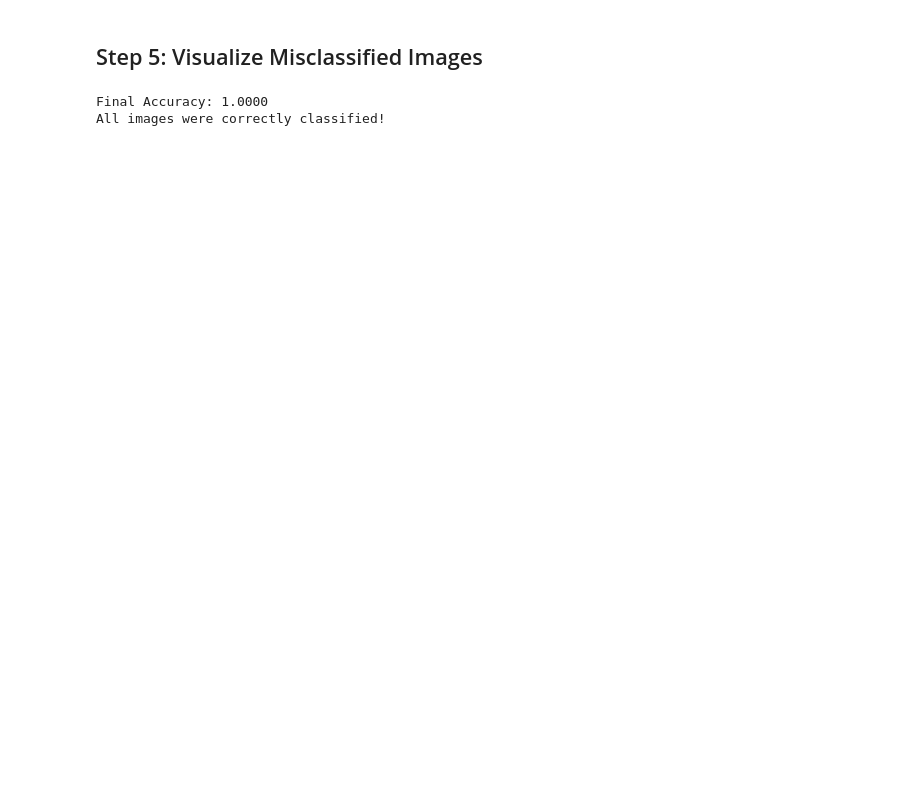
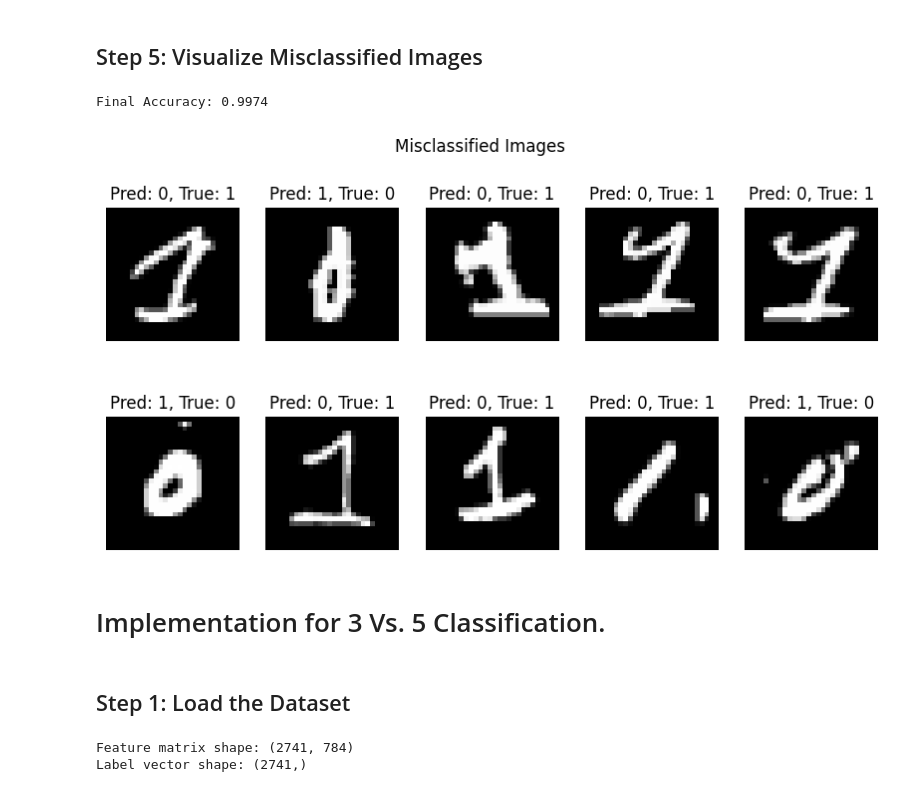
Before and after one commit to nl-codes/6CS012-Artificial-Intelligence-and-Machine-Learning, a Jupyter notebook: week_3/notebooks/Starter_code_workshop_03_MCP_and_0_vs_1_Classification.ipynb, the cells around one changed output. Cells and saved outputs as stored; diff of their text form; code cells hidden in the pictures; blank space fills up the shorter version.

Commit message:
Code implementation of classification using MCP

```diff
--- a/week_3/notebooks/Starter_code_workshop_03_MCP_and_0_vs_1_Classification.ipynb
+++ b/week_3/notebooks/Starter_code_workshop_03_MCP_and_0_vs_1_Classification.ipynb
@@ -73,7 +109,7 @@ import matplotlib.pyplot as plt
 
 
 # Load the dataset
-df_0_1 = pd.read_csv("/content/mnist_0_and_1.csv")  # Add the correct file path if necessary
+df_0_1 = pd.read_csv("mnist_0_and_1.csv")
 
 # Extract features and labels
 X = df_0_1.drop(columns=["label"]).values  # 784 pixels
@@ -122,8 +158,6 @@ epochs = 100
 # %% [markdown]
 ## Step - 3 - Make a Decision function:
 # %%
-import numpy as np
-
 def decision_function(X, weights, bias):
     """
     Compute the predicted labels for the input data.
@@ -137,6 +171,7 @@ def decision_function(X, weights, bias):
     - y_pred_all: The predicted labels for the input data
     """
     predictions = np.dot(X, weights) + bias
-    #####Your Code Here############  # Activation function (step function)
+    # Activation function (step function)
+    y_pred_all = np.where(predictions >= 0, 1, 0)
     return y_pred_all
 # %% [markdown]
@@ -159,9 +194,21 @@ def train_perceptron(X, y, weights, bias, learning_rate=0.1, epochs=100):
     - bias: Updated bias after training
     - accuracy: Total correct prediction.
     """
+
     # Step 3: Perceptron Learning Algorithm
-    # Your Code here#
+    for epoch in range(1, epochs + 1):
+        y_pred = decision_function(X, weights, bias)
 
+        errors = y - y_pred
+
+        weights += learning_rate * np.dot(errors, X)
+        bias += learning_rate * np.sum(errors)
+
+        accuracy = np.mean(y_pred == y)
+
+        # Print every 10 epochs
+        if epoch % 10 == 0:
+            print(f"Epoch {epoch}: Accuracy = {accuracy:.4f}")
 
     return weights, bias, accuracy
 # %% [markdown]
@@ -189,24 +236,49 @@ The Final Accuracy is:  1.0
 # %%
 # Get predictions for all data points
 predictions = np.dot(X, weights) + bias
 y_pred = np.where(predictions >= 0, 1, 0)
 
 # Calculate final accuracy
 final_accuracy = np.mean(y_pred == y)
 print(f"Final Accuracy: {final_accuracy:.4f}")
 
 # Step 5: Visualize Misclassified Images
 misclassified_idx = np.where(y_pred != y)[0]
 if len(misclassified_idx) > 0:
     fig, axes = plt.subplots(2, 5, figsize=(10, 5))
-    for ax, idx in zip(axes.flat, misclassified_idx[:10]):  # Show 10 misclassified images
+    for ax, idx in zip(
+        axes.flat, misclassified_idx[:10]
+    ):  # Show 10 misclassified images
         ax.imshow(X[idx].reshape(28, 28), cmap="gray")
         ax.set_title(f"Pred: {y_pred[idx]}, True: {y[idx]}")
         ax.axis("off")
     plt.suptitle("Misclassified Images")
     plt.show()
 else:
     print("All images were correctly classified!")
 # %% [output]
-Final Accuracy: 1.0000
-All images were correctly classified!
+Final Accuracy: 0.9974
+[figure, added]
+# %% [markdown]
+# Implementation for 3 Vs. 5 Classification.
+# %% [markdown]
+## Step 1: Load the Dataset
+# %%
+import pandas as pd
+import numpy as np
+import matplotlib.pyplot as plt
+
+
+# Load the dataset
+df_3_5 = pd.read_csv("mnist_3_and_5.csv")
+
+# Extract features and labels
+X = df_3_5.drop(columns=["label"]).values  # 784 pixels
+y = df_3_5["label"].values  # Labels (3 or 5)
+
+# Check the shape of the features and labels
+print("Feature matrix shape:", X.shape)
+print("Label vector shape:", y.shape)
+# %% [output]
+Feature matrix shape: (2741, 784)
+Label vector shape: (2741,)
```
Also changed, not shown: parts of 17 cells of this notebook.
